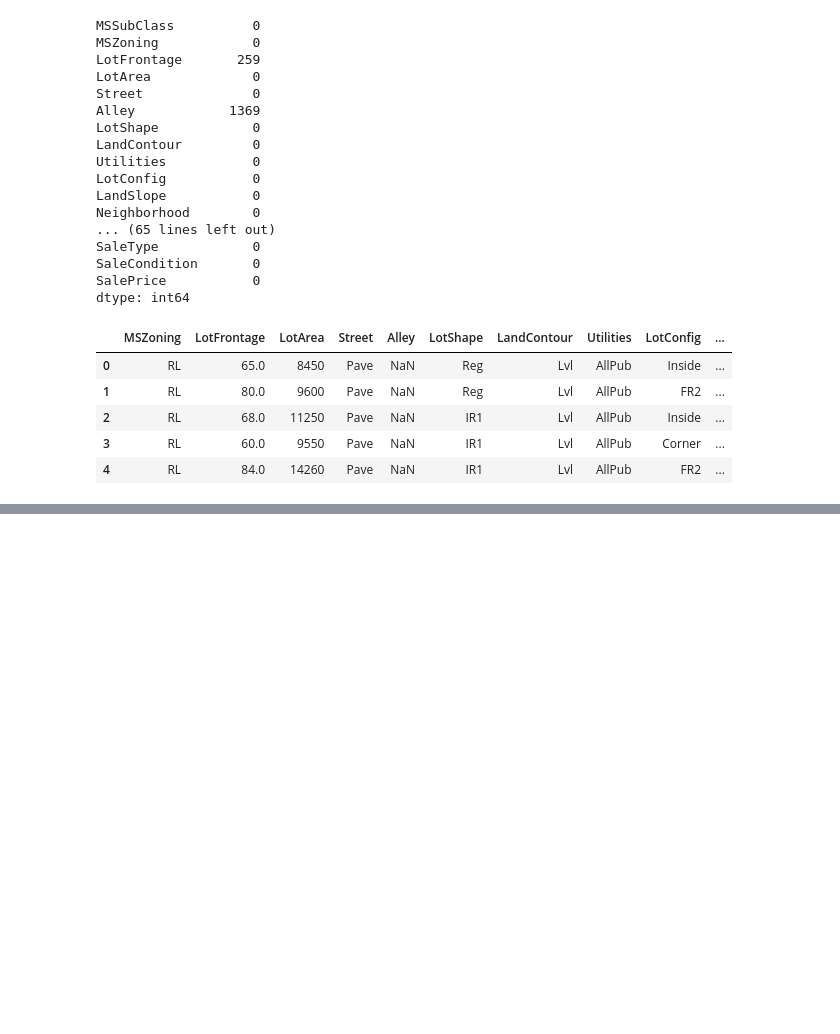
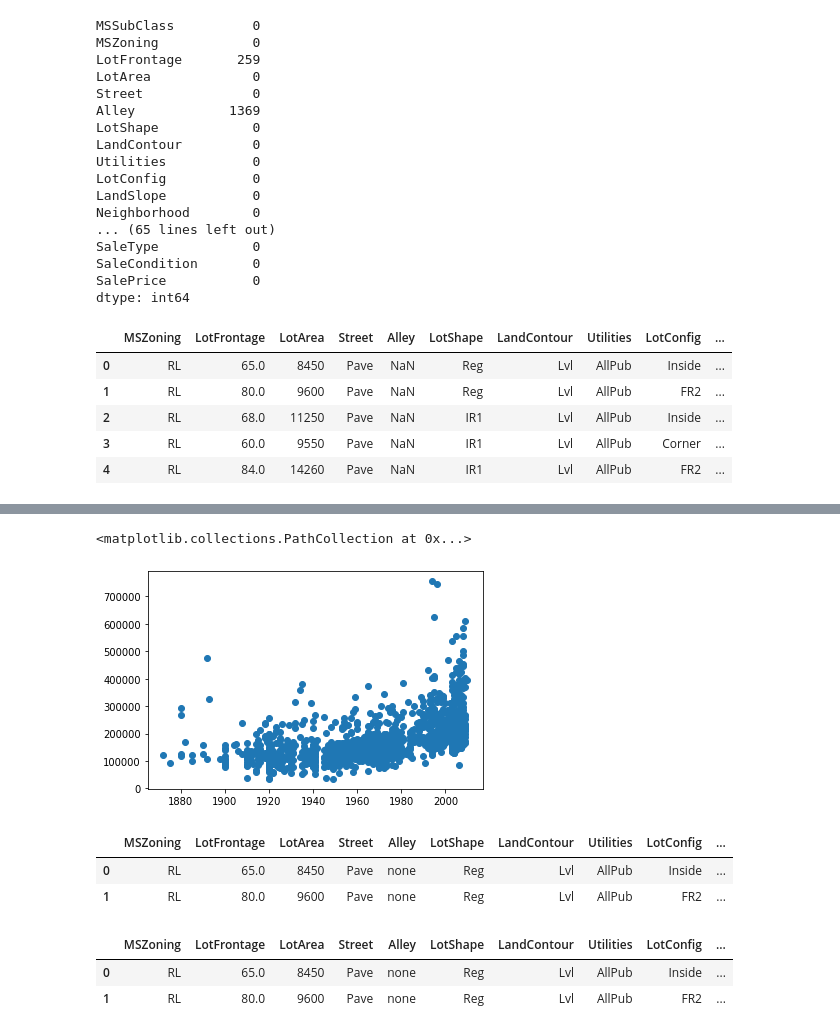
Before and after one commit to ChrisJtron/Ames_Iowa_Predictions, a Jupyter notebook: Kaggle_Housing_Prices/Restart.ipynb, the cells around one changed output, grey strips where cells are left out. Drawn from its saved outputs; the diff is of its cells as text; code cells hidden in the pictures; blank space fills up the shorter version.

```diff
--- a/Kaggle_Housing_Prices/Restart.ipynb
+++ b/Kaggle_Housing_Prices/Restart.ipynb
@@ -199,0 +242,5 @@ clean_df['MiscFeature'].fillna('none', inplace=True)
+# %%
+plt.scatter(clean_df['YearBuilt'], clean_df['SalePrice'])
+# %% [output]
+<matplotlib.collections.PathCollection at 0x...>
+[figure, added]
@@ -199,0 +254,48 @@ clean_df['MiscFeature'].fillna('none', inplace=True)
+# %%
+## Exterior Quality can be numerical
+exqual=[]
+
+for each in clean_df['ExterQual']:
+    if each=='Ex':
+        q=5
+    elif each =='Gd':
+        q=4
+    elif each =='TA':
+        q=3
+    elif each =='Fa':
+        q=2
+    elif each =='Po':
+        q=1
+    exqual.append(q)
+
+clean_df['ExtQuality']=exqual
+clean_df.drop('ExterQual', axis=1, inplace=True)
+clean_df.head(2)
+# %% [output]
+|  | MSZoning | LotFrontage | LotArea | Street | Alley | LotShape | LandContour | Utilities | LotConfig | ... |
+| 0 | RL | 65.0 | 8450 | Pave | none | Reg | Lvl | AllPub | Inside | ... |
+| 1 | RL | 80.0 | 9600 | Pave | none | Reg | Lvl | AllPub | FR2 | ... |
+# %%
+## Exterior condition can be numerical
+excond=[]
+
+for each in clean_df['ExterCond']:
+    if each=='Ex':
+        q=5
+    elif each =='Gd':
+        q=4
+    elif each =='TA':
+        q=3
+    elif each =='Fa':
+        q=2
+    elif each =='Po':
+        q=1
+    excond.append(q)
+
+clean_df['ExtCondition']=excond
+clean_df.drop('ExterCond', axis=1, inplace=True)
+clean_df.head(2)
+# %% [output]
+|  | MSZoning | LotFrontage | LotArea | Street | Alley | LotShape | LandContour | Utilities | LotConfig | ... |
+| 0 | RL | 65.0 | 8450 | Pave | none | Reg | Lvl | AllPub | Inside | ... |
+| 1 | RL | 80.0 | 9600 | Pave | none | Reg | Lvl | AllPub | FR2 | ... |
```
Also changed, not shown: parts of 17 cells of this notebook.
